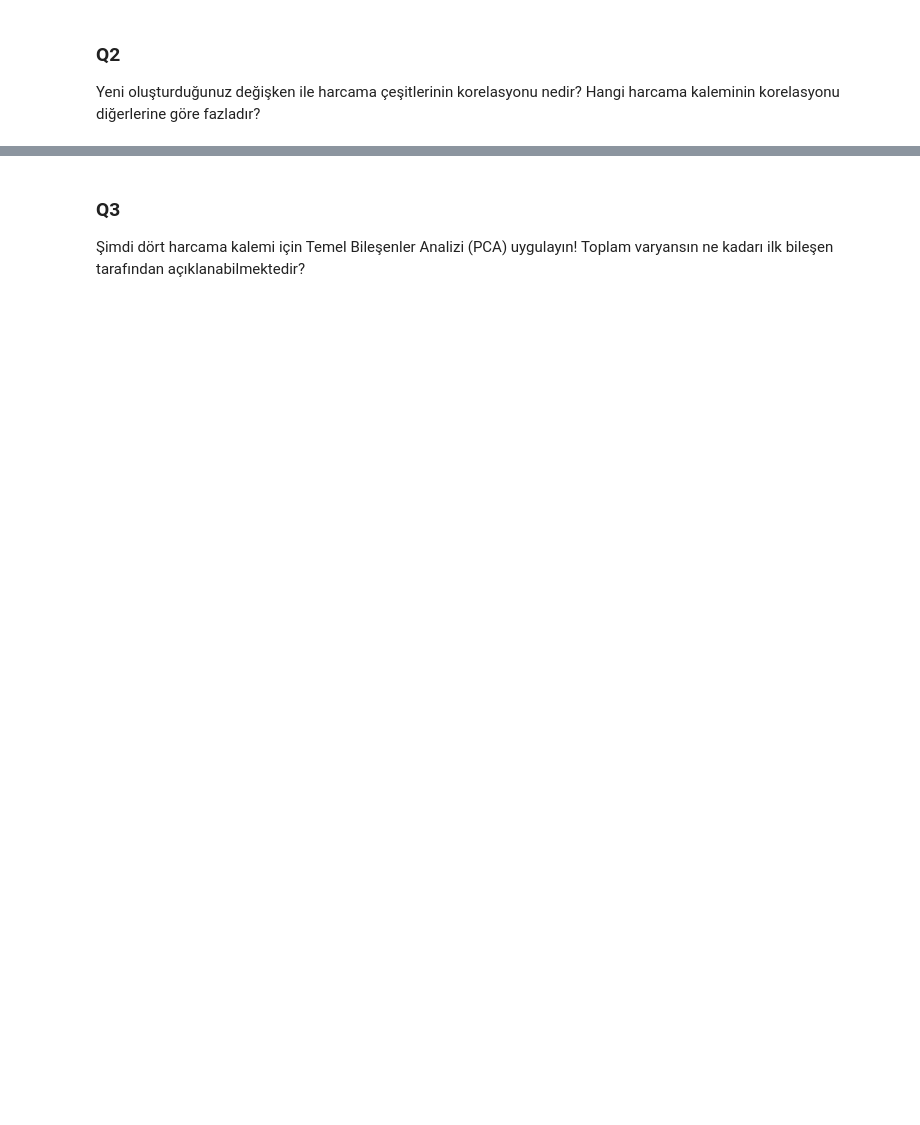
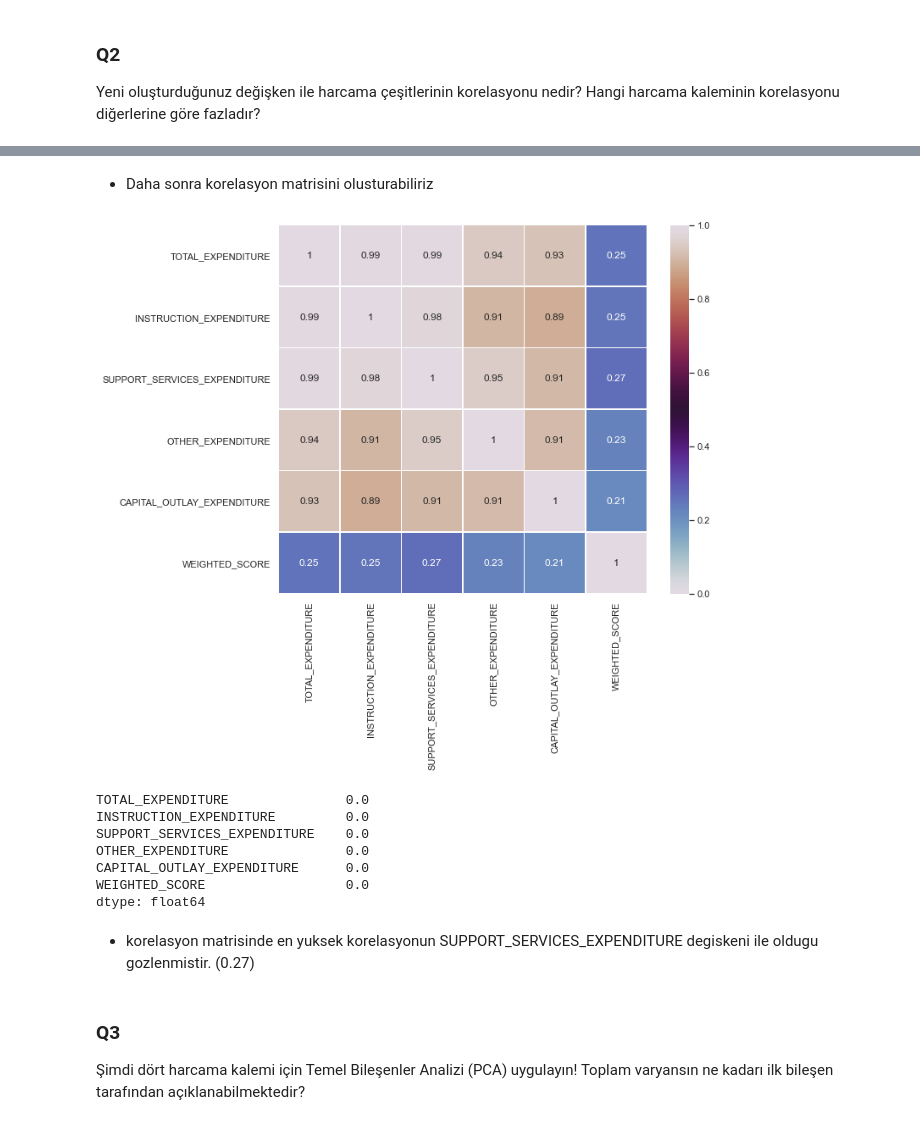
Before and after one commit to ahmetpergamum/datascience, a Jupyter notebook: 03_exploratory_analysis/assignment08featureeng02.ipynb, the cells around one changed output, grey strips where cells are left out. Drawn from its saved outputs; the diff is of its cells as text; code cells hidden in the pictures; blank space fills up the shorter version.

```diff
--- a/03_exploratory_analysis/assignment08featureeng02.ipynb
+++ b/03_exploratory_analysis/assignment08featureeng02.ipynb
@@ -16,0 +106,6 @@ Yeni oluşturduğunuz değişken ile harcama çeşitlerinin korelasyonu nedir? H
+# %%
+# Get the expenditure columns in another df
+df_edu = df.iloc[:,8:13]
+# concat the expenditures and weighted score columns
+df_edu = pd.concat([df_edu, df['WEIGHTED_SCORE']], axis=1)
+df_edu
@@ -17,3 +126,22 @@ Yeni oluşturduğunuz değişken ile harcama çeşitlerinin korelasyonu nedir? H
+# %% [markdown]
+- Daha sonra korelasyon matrisini olusturabiliriz
+# %%
+edu_corr = df_edu.corr()
+
+plt.figure(figsize=(10,8))
+sns.heatmap(edu_corr,  square=True, annot=True, linewidths=.5, vmin=0, vmax=1, cmap='twilight')
+plt.show()
+# %% [output]
+[figure, added]
+TOTAL_EXPENDITURE               0.0
+INSTRUCTION_EXPENDITURE         0.0
+SUPPORT_SERVICES_EXPENDITURE    0.0
+OTHER_EXPENDITURE               0.0
+CAPITAL_OUTLAY_EXPENDITURE      0.0
+WEIGHTED_SCORE                  0.0
+dtype: float64
+# %% [markdown]
+- korelasyon matrisinde en yuksek korelasyonun SUPPORT_SERVICES_EXPENDITURE degiskeni ile oldugu gozlenmistir. (0.27)
 # %% [markdown]
 ### Q3
 
```
Also changed, not shown: parts of 22 cells of this notebook, 1 other file.
